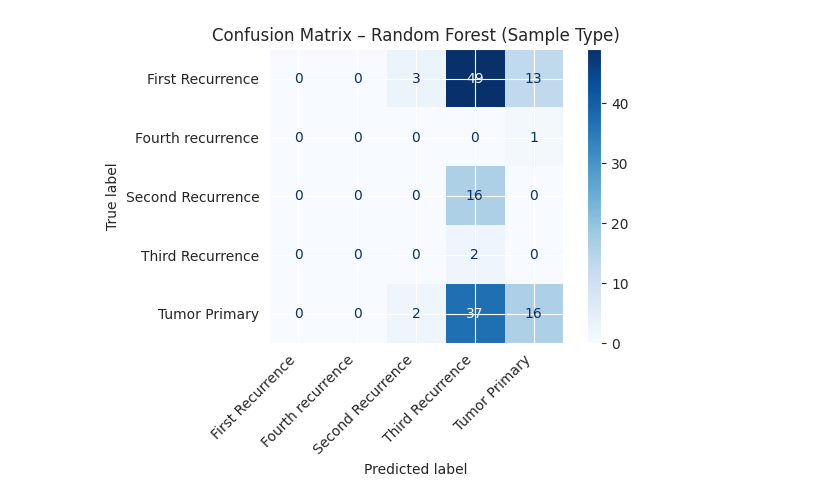
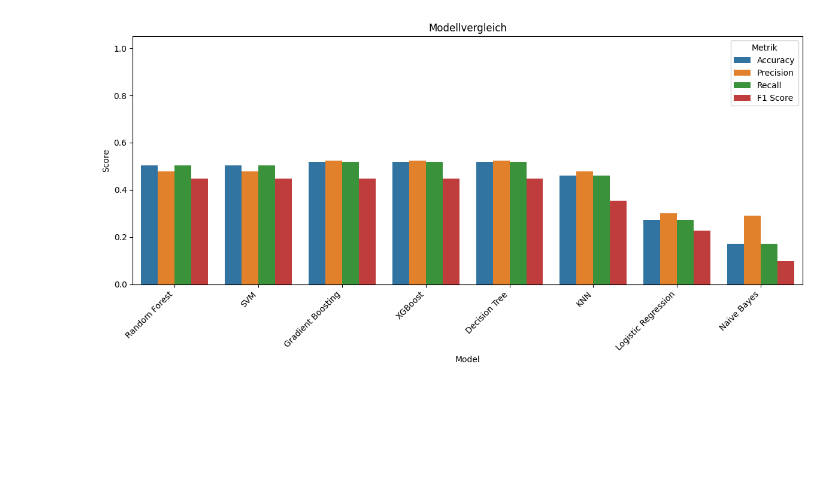
Before and after one commit to c2904/Cancer-Classification-with-XAI-Vis, a Jupyter notebook: data.ipynb, the cells around one changed output. Cells and saved outputs as stored; diff of their text form; code cells hidden in the pictures; blank space fills up the shorter version.

Commit message:
concat classes 2+3+4, and started with model comparison

```diff
--- a/data.ipynb
+++ b/data.ipynb
@@ -24,12 +25,18 @@ import pandas as pd
 import numpy as np
 import matplotlib.pyplot as plt
 import seaborn as sns
-from sklearn.model_selection import train_test_split
-from sklearn.ensemble import RandomForestClassifier
-from sklearn.metrics import accuracy_score, confusion_matrix, classification_report, ConfusionMatrixDisplay
+from sklearn.ensemble import RandomForestClassifier, GradientBoostingClassifier
+from sklearn.metrics import accuracy_score, precision_score, recall_score, confusion_matrix, classification_report, ConfusionMatrixDisplay, f1_score
 from sklearn.linear_model import LogisticRegression
 from sklearn.model_selection import train_test_split
 from sklearn.preprocessing import LabelEncoder
+from sklearn.utils.multiclass import unique_labels
+
+from sklearn.svm import SVC
+from xgboost import XGBClassifier
+from sklearn.neighbors import KNeighborsClassifier
+from sklearn.tree import DecisionTreeClassifier
+from sklearn.naive_bayes import GaussianNB
 
 clinical_data = pd.read_csv("hcai_data-main/difg_glass_clinical_data_reduced.tsv.txt", sep="\t")
 
@@ -48,25 +55,28 @@ clinical_data= clinical_data.drop("Overall Survival (months)", axis='columns')
 #print(clinical_data)
 #labels: First Metastasis, Tumor Primary, First Recurrence, Second Recurrence, Third Recurrence, Fourth recurrence
 
-# extract data from overal survival
-'''def extract_survival_class(val):
-    try:
-        return int(str(val).split(":")[0])  # nimmt 0 oder 1
-    except:
+#### drei klassen ###
+def simplify_sample_type(sample):
+    sample = sample.strip().lower()
+    if "second recurrence" in sample or "third recurrence" in sample or "fourth recurrence" in sample:
+        return "n Recurrence"
+    elif "first recurrence" in sample:
+        return "First Recurrence"
+    elif "tumor primary" in sample:
+        return "Tumor Primary"
+    elif "first metastasis" in sample:
+        return "REMOVE"
+    else:
         return np.nan
 
-clinical_data["Survival_Class"] = clinical_data["Overall Survival"].apply(extract_survival_class)
-'''
-#
-cols = [
-    "Sample Type",
-    "Cancer Type Detailed"
-]
+clinical_data["Sample Type Simplified"] = clinical_data["Sample Type"].apply(simplify_sample_type)
+clinical_data = clinical_data[clinical_data["Sample Type Simplified"].notna()]
+clinical_data = clinical_data[clinical_data["Sample Type Simplified"] != "REMOVE"]
+
+
+cols = ["Sample Type Simplified", "Cancer Type Detailed"]
 df = clinical_data[cols].copy()
 
-# handle nan values
-#df["Age"] = df["Age"].fillna(df["Age"].median())
-#df["Radiation Dose"] = df["Radiation Dose"].fillna(0)
 
 
 df_encoded = pd.get_dummies(df,
@@ -76,14 +86,56 @@ df_encoded = pd.get_dummies(df,
 )
 
 #label encoder verwenden, damit z.B. 0 = First Recurrence
+
 encoder = LabelEncoder()
-y = encoder.fit_transform(df_encoded["Sample Type"])
+y = encoder.fit_transform(df_encoded["Sample Type Simplified"])
 print("Zuordnung:\n")
 print(dict(zip(encoder.classes_, encoder.transform(encoder.classes_))))
 
-X = df_encoded.drop(columns=["Sample Type"])#features
+X = df_encoded.drop(columns=["Sample Type Simplified"])#features
 
 X_train, X_test, y_train, y_test = train_test_split(X, y, test_size=0.2, random_state=42)
+
+########################## modelle ########################
+models = {
+    "Random Forest": RandomForestClassifier(random_state=42),
+    "Logistic Regression": LogisticRegression(max_iter=1000, class_weight="balanced", random_state=42),
+    "SVM": SVC(probability=True, random_state=42),
+    "Gradient Boosting": GradientBoostingClassifier(random_state=42),
+    "XGBoost": XGBClassifier(use_label_encoder=False, eval_metric='mlogloss', random_state=42),
+    "KNN": KNeighborsClassifier(),
+    "Decision Tree": DecisionTreeClassifier(random_state=42),
+    "Naive Bayes": GaussianNB()
+}
+
+results = []
+for name, model in models.items():
+    model.fit(X_train, y_train)
+    y_pred = model.predict(X_test)
+    results.append({
+        "Model": name,
+        "Accuracy": accuracy_score(y_test, y_pred),
+        "Precision": precision_score(y_test, y_pred, average='weighted'),
+        "Recall": recall_score(y_test, y_pred, average='weighted'),
+        "F1 Score": f1_score(y_test, y_pred, average='weighted')
+    })
+
+results_df = pd.DataFrame(results).sort_values(by="F1 Score", ascending=False)
+print(results_df)
+
+plt.figure(figsize=(12,6))
+sns.barplot(data=results_df.melt(id_vars="Model", var_name="Metric", value_name="Score"),
+            x="Model", y="Score", hue="Metric")
+plt.title("Modellvergleich")
+plt.ylim(0,1.05)
+plt.xticks(rotation=45, ha='right')
+plt.tight_layout()
+plt.legend(title="Metrik")
+plt.show()
+
+######################################################################
+
+
 
 # train - random forest
 model = RandomForestClassifier(class_weight="balanced",random_state=42)
@@ -161 +213 @@ weighted avg       0.21      0.13      0.15       139
-[figure, old version]
+[figure, new version]
```
Also changed, not shown: parts of 3 cells of this notebook.
